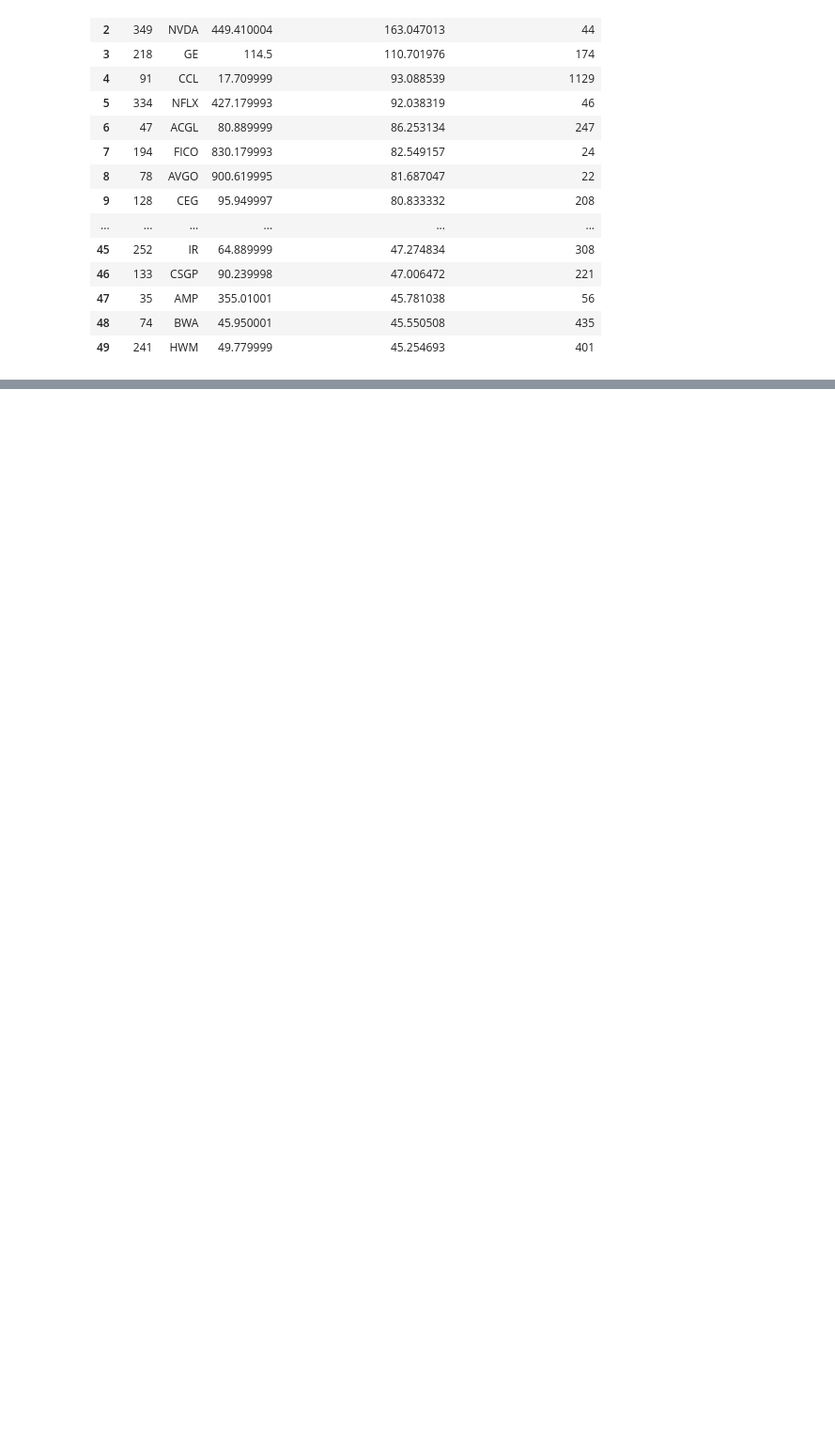
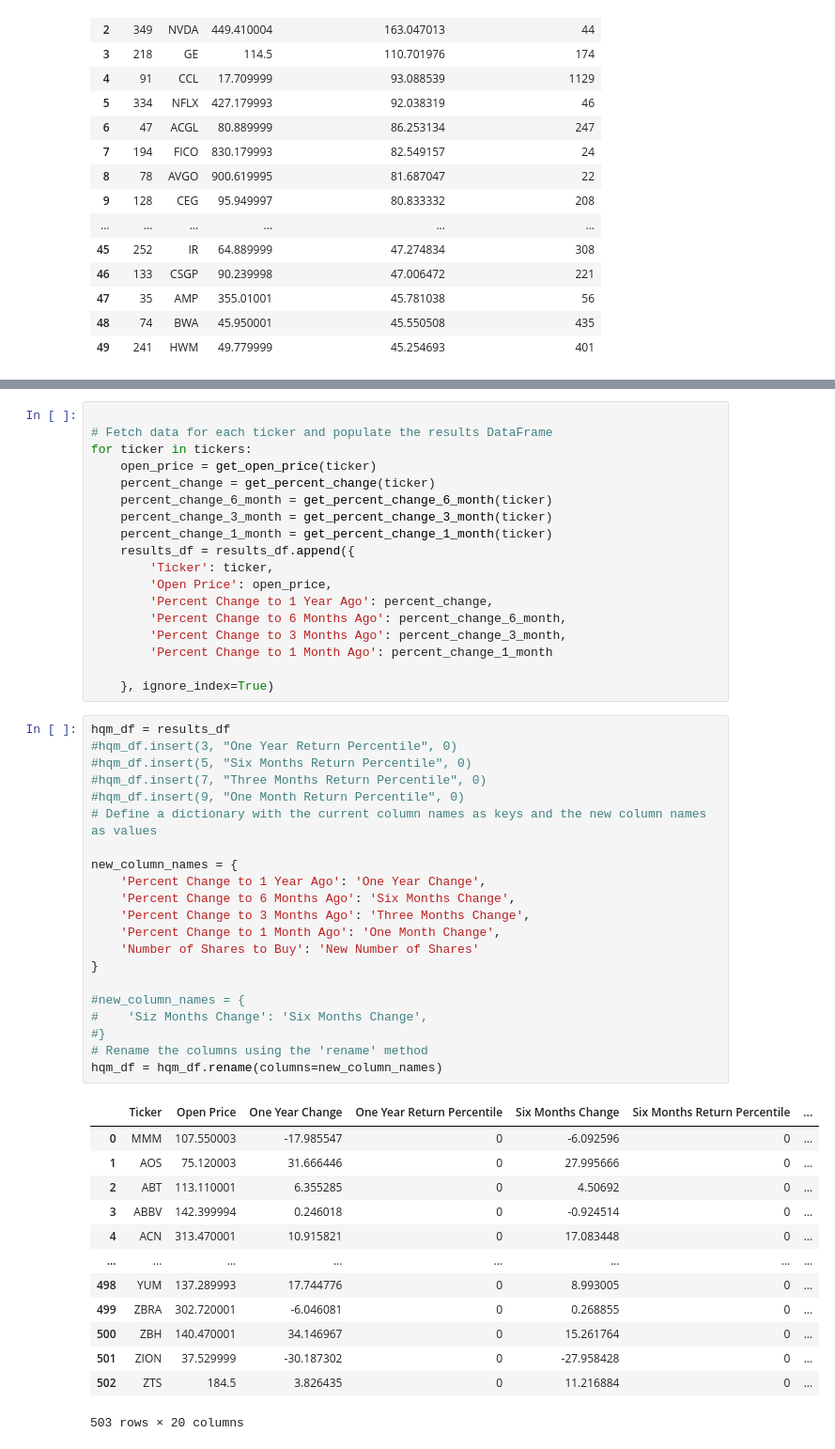
Before and after one commit to Goureesh-20/Quantitative-Momentum-Stratergy, a Jupyter notebook: QMStratergy.ipynb, the cells around one changed output, grey strips where cells are left out. Shown at 94% size. Saved outputs shown, nothing was run; the diff lists cells and outputs as text; blank space fills up the shorter version.

```diff
--- a/QMStratergy.ipynb
+++ b/QMStratergy.ipynb
@@ -134,0 +172,53 @@ results_df1
+# %%
+
+# Fetch data for each ticker and populate the results DataFrame
+for ticker in tickers:
+    open_price = get_open_price(ticker)
+    percent_change = get_percent_change(ticker)
+    percent_change_6_month = get_percent_change_6_month(ticker)
+    percent_change_3_month = get_percent_change_3_month(ticker)
+    percent_change_1_month = get_percent_change_1_month(ticker)
+    results_df = results_df.append({
+        'Ticker': ticker,
+        'Open Price': open_price,
+        'Percent Change to 1 Year Ago': percent_change,
+        'Percent Change to 6 Months Ago': percent_change_6_month,
+        'Percent Change to 3 Months Ago': percent_change_3_month,
+        'Percent Change to 1 Month Ago': percent_change_1_month
+
+    }, ignore_index=True)
+# %%
+hqm_df = results_df
+#hqm_df.insert(3, "One Year Return Percentile", 0)
+#hqm_df.insert(5, "Six Months Return Percentile", 0)
+#hqm_df.insert(7, "Three Months Return Percentile", 0)
+#hqm_df.insert(9, "One Month Return Percentile", 0)
+# Define a dictionary with the current column names as keys and the new column names as values
+
+new_column_names = {
+    'Percent Change to 1 Year Ago': 'One Year Change',
+    'Percent Change to 6 Months Ago': 'Six Months Change',
+    'Percent Change to 3 Months Ago': 'Three Months Change',
+    'Percent Change to 1 Month Ago': 'One Month Change',
+    'Number of Shares to Buy': 'New Number of Shares'
+}
+
+#new_column_names = {
+#    'Siz Months Change': 'Six Months Change',
+#}
+# Rename the columns using the 'rename' method
+hqm_df = hqm_df.rename(columns=new_column_names)
+# %% [output]
+|  | Ticker | Open Price | One Year Change | One Year Return Percentile | Six Months Change | Six Months Return Percentile | ... |
+| 0 | MMM | 107.550003 | -17.985547 | 0 | -6.092596 | 0 | ... |
+| 1 | AOS | 75.120003 | 31.666446 | 0 | 27.995666 | 0 | ... |
+| 2 | ABT | 113.110001 | 6.355285 | 0 | 4.50692 | 0 | ... |
+| 3 | ABBV | 142.399994 | 0.246018 | 0 | -0.924514 | 0 | ... |
+| 4 | ACN | 313.470001 | 10.915821 | 0 | 17.083448 | 0 | ... |
+| ... | ... | ... | ... | ... | ... | ... | ... |
+| 498 | YUM | 137.289993 | 17.744776 | 0 | 8.993005 | 0 | ... |
+| 499 | ZBRA | 302.720001 | -6.046081 | 0 | 0.268855 | 0 | ... |
+| 500 | ZBH | 140.470001 | 34.146967 | 0 | 15.261764 | 0 | ... |
+| 501 | ZION | 37.529999 | -30.187302 | 0 | -27.958428 | 0 | ... |
+| 502 | ZTS | 184.5 | 3.826435 | 0 | 11.216884 | 0 | ... |
+503 rows × 20 columns
```
Also changed, not shown: parts of 10 cells of this notebook.
